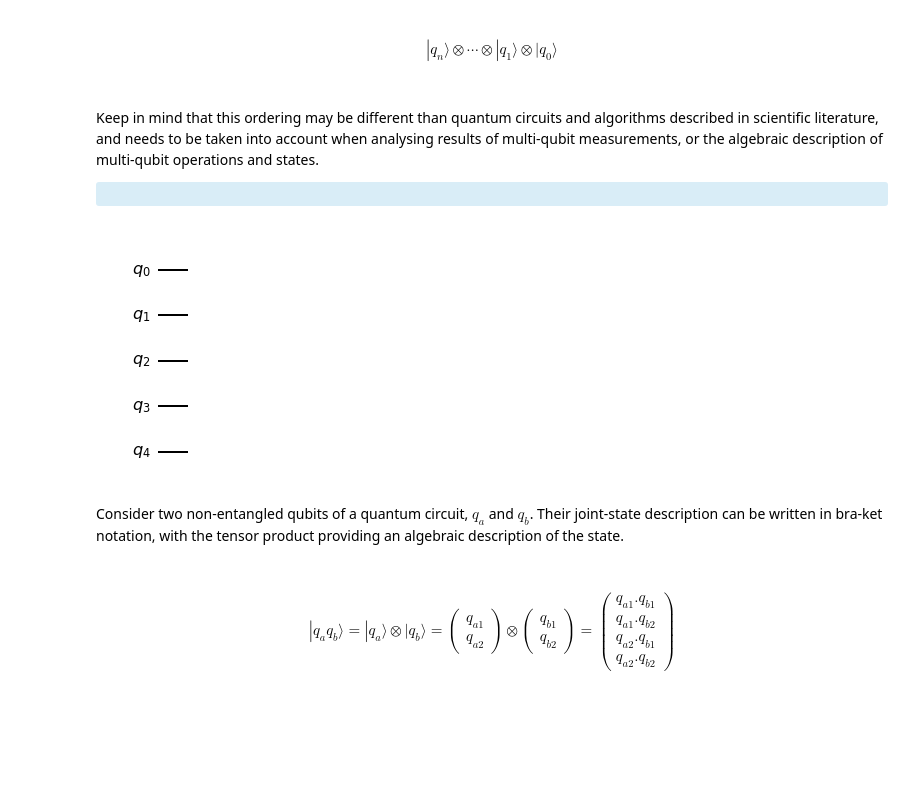
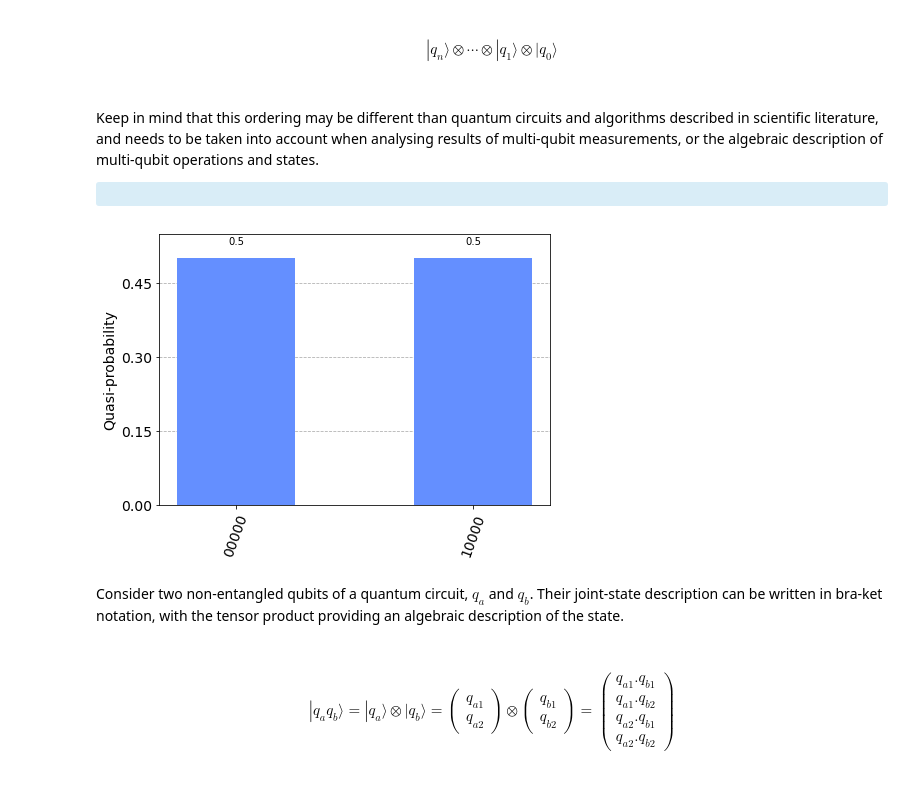
Before and after one commit to andre-sequeira10/concurrency2223, a Jupyter notebook: lecture 1 - Introduction to Quantum Computing using Qiskit/lecture1_introduction.ipynb, the cells around one changed output. Cells and saved outputs as stored; diff of their text form; code cells hidden in the pictures; blank space fills up the shorter version.

```diff
--- a/lecture 1 - Introduction to Quantum Computing using Qiskit/lecture1_introduction.ipynb
+++ b/lecture 1 - Introduction to Quantum Computing using Qiskit/lecture1_introduction.ipynb
@@ -348,7 +379,7 @@ qc.draw(output="mpl")
 # %% [output]
 [figure]
 # %%
-result = execute(qc, qasm_backed, shots=1024).result()
+result = execute(qc, qasm_backed, shots=1000000).result()
 counts = result.get_counts()
 
 plot_distribution(counts)
@@ -372,7 +403,7 @@ def execute_circuit(qc, shots=1024, decimal=False, reversed=False):
     #define backend
     device = Aer.get_backend('qasm_simulator')
     #get counts
-    counts = device.run(qc, shots=shots).result().get_counts()
+    counts = execute(qc, device ,shots=shots).result().get_counts()
 
     if decimal:
         if reversed:
@@ -452,9 +501,16 @@ Keep in mind that this ordering may be different than quantum circuits and algor
 <div class="alert alert-block alert-info">
 # %%
 qc = QuantumCircuit(5)
-qc.draw(output="mpl")
+qc.h(0)
+
+qc.measure_all()
+
+counts= execute_circuit(qc, shots=10000000, reversed=True)
+
+plot_distribution(counts)
+#qc.draw(output="mpl")
 # %% [output]
-[figure, old version]
+[figure, new version]
 # %% [markdown]
 
 Consider two non-entangled qubits of a quantum circuit, $q_a$ and $q_b$. Their joint-state description can be written in bra-ket notation, with the tensor product providing an algebraic description of the state.
```
Also changed, not shown: parts of 19 cells of this notebook, 3 other files.
